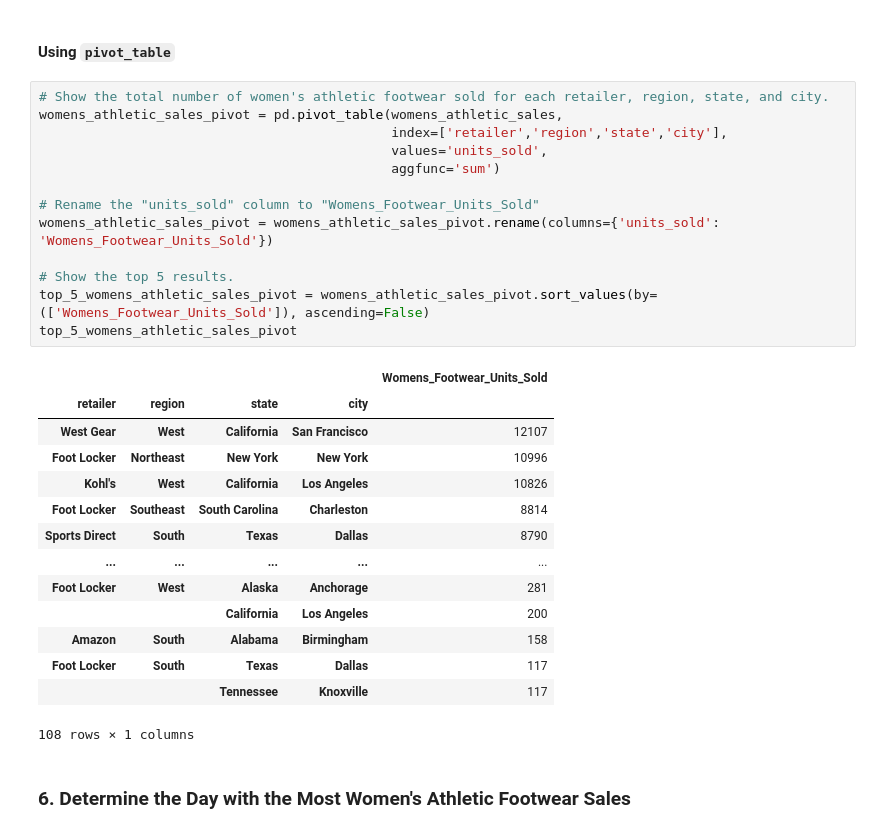
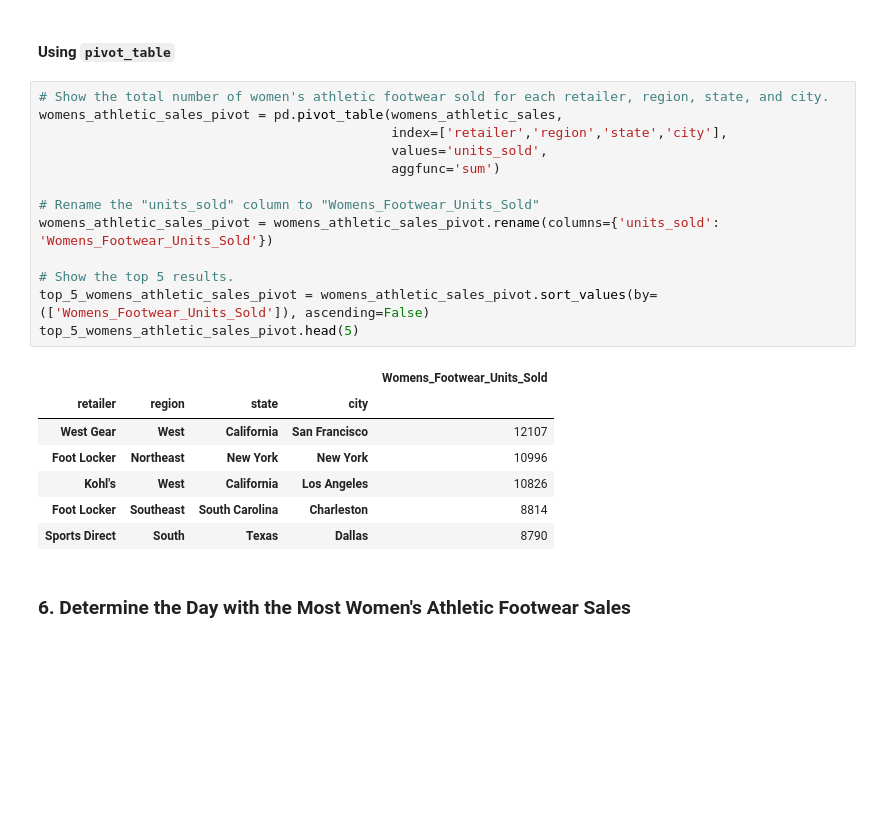
Before and after one commit to DassV24/athletic_sales_analysis, a Jupyter notebook: Starter_Code 2/athletic_sales_analysis.ipynb, the cells around one changed output. Drawn from its saved outputs; the diff is of its cells as text; blank space fills up the shorter version.

```diff
--- a/Starter_Code 2/athletic_sales_analysis.ipynb
+++ b/Starter_Code 2/athletic_sales_analysis.ipynb
@@ -374,31 +358,24 @@ top_5_womens_athletic_sales
 # %%
 # Show the total number of women's athletic footwear sold for each retailer, region, state, and city.
 womens_athletic_sales_pivot = pd.pivot_table(womens_athletic_sales,
                                              index=['retailer','region','state','city'],
                                              values='units_sold',
                                              aggfunc='sum')
 
 # Rename the "units_sold" column to "Womens_Footwear_Units_Sold"
 womens_athletic_sales_pivot = womens_athletic_sales_pivot.rename(columns={'units_sold': 'Womens_Footwear_Units_Sold'})
 
 # Show the top 5 results.
 top_5_womens_athletic_sales_pivot = womens_athletic_sales_pivot.sort_values(by=(['Womens_Footwear_Units_Sold']), ascending=False)
-top_5_womens_athletic_sales_pivot
+top_5_womens_athletic_sales_pivot.head(5)
 # %% [output]
 |  |  |  |  | Womens_Footwear_Units_Sold |
 | retailer | region | state | city |  |
 | West Gear | West | California | San Francisco | 12107 |
 | Foot Locker | Northeast | New York | New York | 10996 |
 | Kohl's | West | California | Los Angeles | 10826 |
 | Foot Locker | Southeast | South Carolina | Charleston | 8814 |
 | Sports Direct | South | Texas | Dallas | 8790 |
-| ... | ... | ... | ... | ... |
-| Foot Locker | West | Alaska | Anchorage | 281 |
-|  |  | California | Los Angeles | 200 |
-| Amazon | South | Alabama | Birmingham | 158 |
-| Foot Locker | South | Texas | Dallas | 117 |
-|  |  | Tennessee | Knoxville | 117 |
-108 rows × 1 columns
 # %% [markdown]
 ### 6. Determine the Day with the Most Women's Athletic Footwear Sales
 # %%
```
Also changed, not shown: parts of 3 cells of this notebook, 2 other files.
